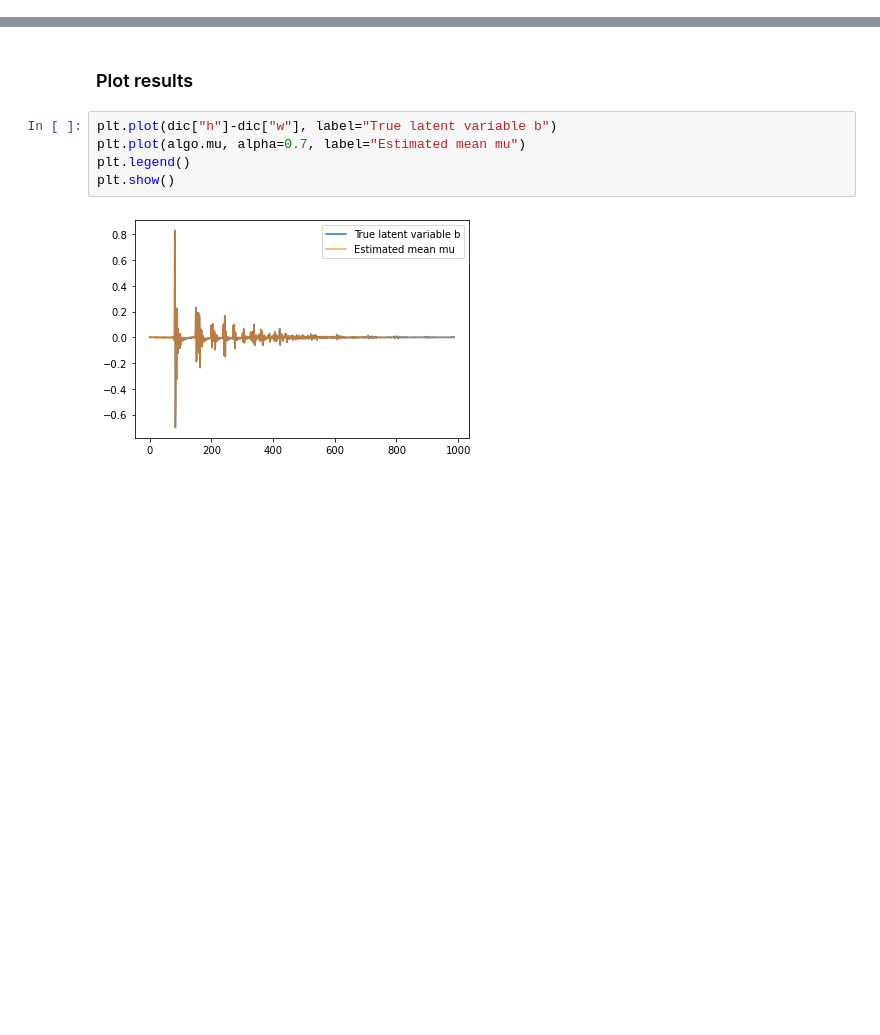
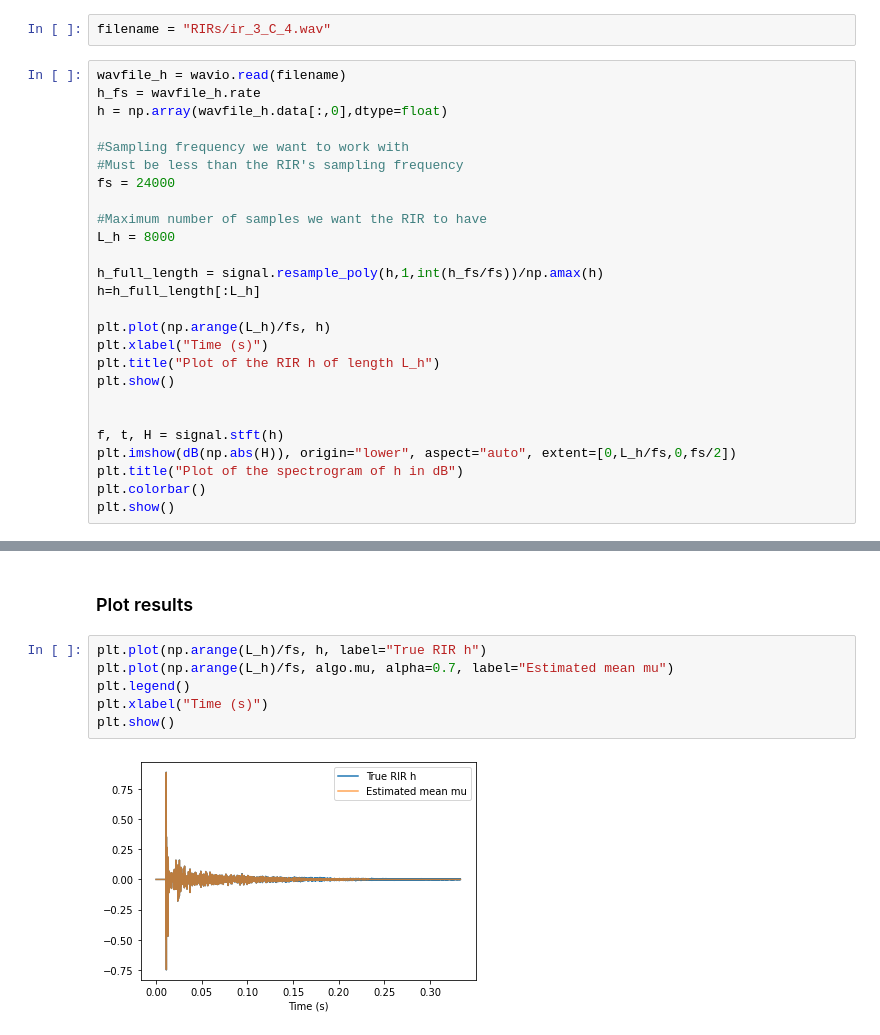
Before and after one commit to Aknin/P_matrix_model, a Jupyter notebook: example.ipynb, the cells around one changed output, grey strips where cells are left out. Drawn from its saved outputs; the diff is of its cells as text; blank space fills up the shorter version.

```diff
--- a/example.ipynb
+++ b/example.ipynb
@@ -83,0 +47,28 @@ h = dic["h"] # Example RIR
+# %%
+filename = "RIRs/ir_3_C_4.wav"
+# %%
+wavfile_h = wavio.read(filename)
+h_fs = wavfile_h.rate
+h = np.array(wavfile_h.data[:,0],dtype=float)
+
+#Sampling frequency we want to work with
+#Must be less than the RIR's sampling frequency
+fs = 24000
+
+#Maximum number of samples we want the RIR to have
+L_h = 8000
+
+h_full_length = signal.resample_poly(h,1,int(h_fs/fs))/np.amax(h)
+h=h_full_length[:L_h]
+
+plt.plot(np.arange(L_h)/fs, h)
+plt.xlabel("Time (s)")
+plt.title("Plot of the RIR h of length L_h")
+plt.show()
+
+
+f, t, H = signal.stft(h)
+plt.imshow(dB(np.abs(H)), origin="lower", aspect="auto", extent=[0,L_h/fs,0,fs/2])
+plt.title("Plot of the spectrogram of h in dB")
+plt.colorbar()
+plt.show()
@@ -108,10 +102,11 @@ Progress: [####################] 100.0%
 # %% [markdown]
 ### Plot results
 # %%
-plt.plot(dic["h"]-dic["w"], label="True latent variable b")
-plt.plot(algo.mu, alpha=0.7, label="Estimated mean mu")
+plt.plot(np.arange(L_h)/fs, h, label="True RIR h")
+plt.plot(np.arange(L_h)/fs, algo.mu, alpha=0.7, label="Estimated mean mu")
 plt.legend()
+plt.xlabel("Time (s)")
 plt.show()
 # %% [output]
-[figure, old version]
+[figure, new version]
 # %%
```
Also changed, not shown: parts of 28 cells of this notebook, 2 other files.
